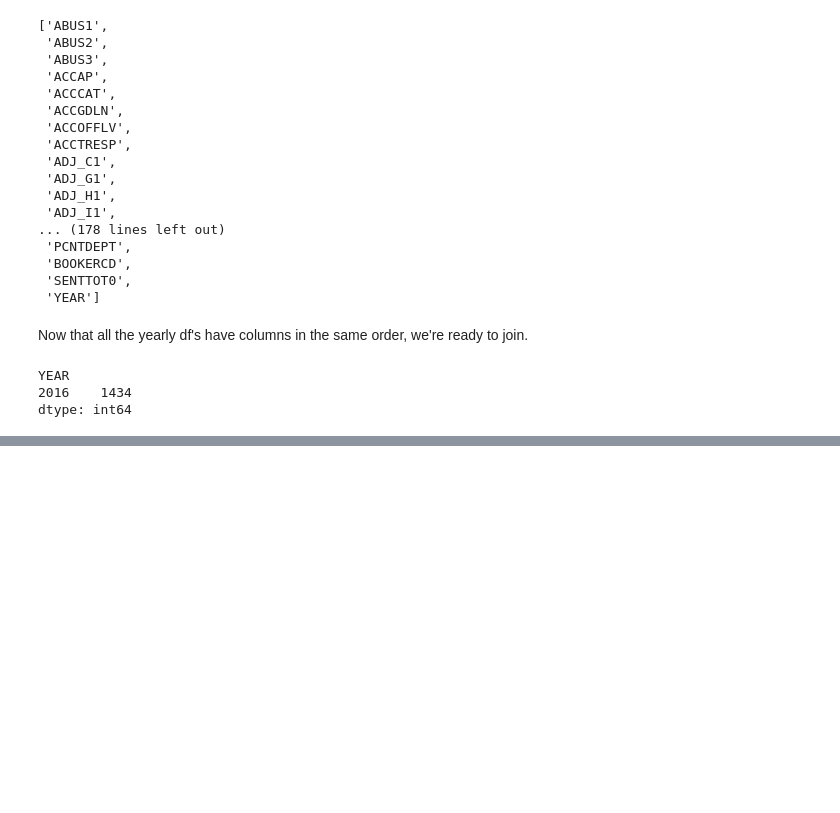
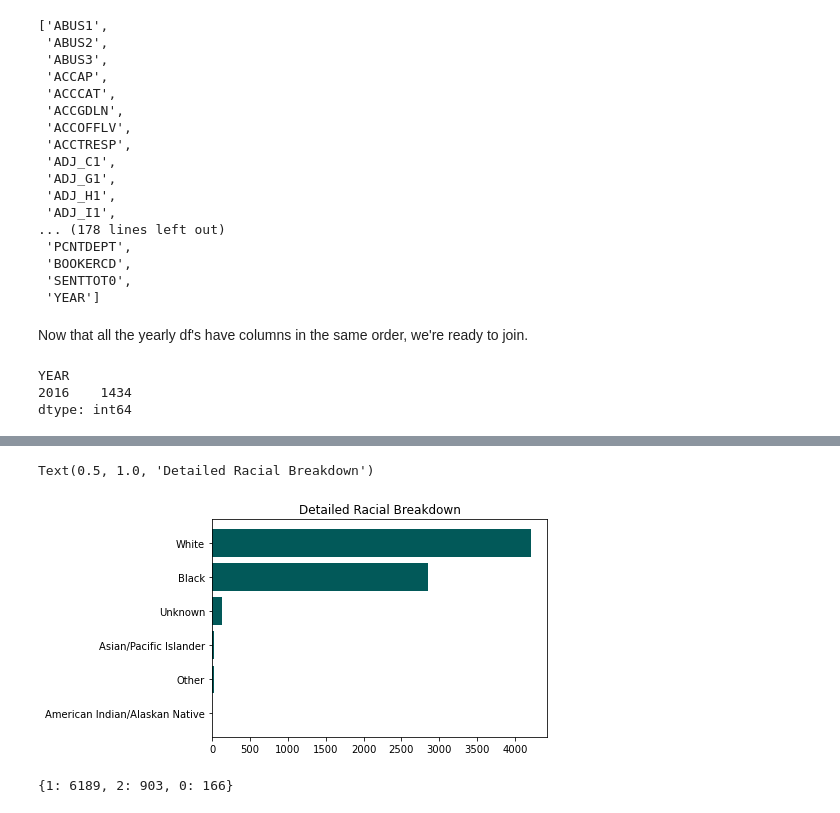
Before and after one commit to jenwhitson/sentencing_project, a Jupyter notebook: notebooks/individual_offender_eda.ipynb, the cells around one changed output, grey strips where cells are left out. Saved outputs shown, nothing was run; the diff lists cells and outputs as text; code cells hidden in the pictures; blank space fills up the shorter version.

```diff
--- a/notebooks/individual_offender_eda.ipynb
+++ b/notebooks/individual_offender_eda.ipynb
@@ -752,0 +795,13 @@ tn
+# %%
+monrace = {'White': 4211, 'Black': 2853, 'American Indian/Alaskan Native': 3, 'Asian/Pacific Islander': 28, 'Other': 26, 'Unknown': 137}
+monrace = dict(sorted(monrace.items(), key = lambda item: item[1]))
+plt.barh(y = list(monrace.keys()), width = list(monrace.values()), color = '#025959')
+plt.title('Detailed Racial Breakdown')
+# %% [output]
+Text(0.5, 1.0, 'Detailed Racial Breakdown')
+[figure, added]
+# %%
+hisporig = tn_bio.value_counts('HISPORIG').to_dict()
+hisporig
+# %% [output]
+{1: 6189, 2: 903, 0: 166}
```
Also changed, not shown: parts of 17 cells of this notebook.
